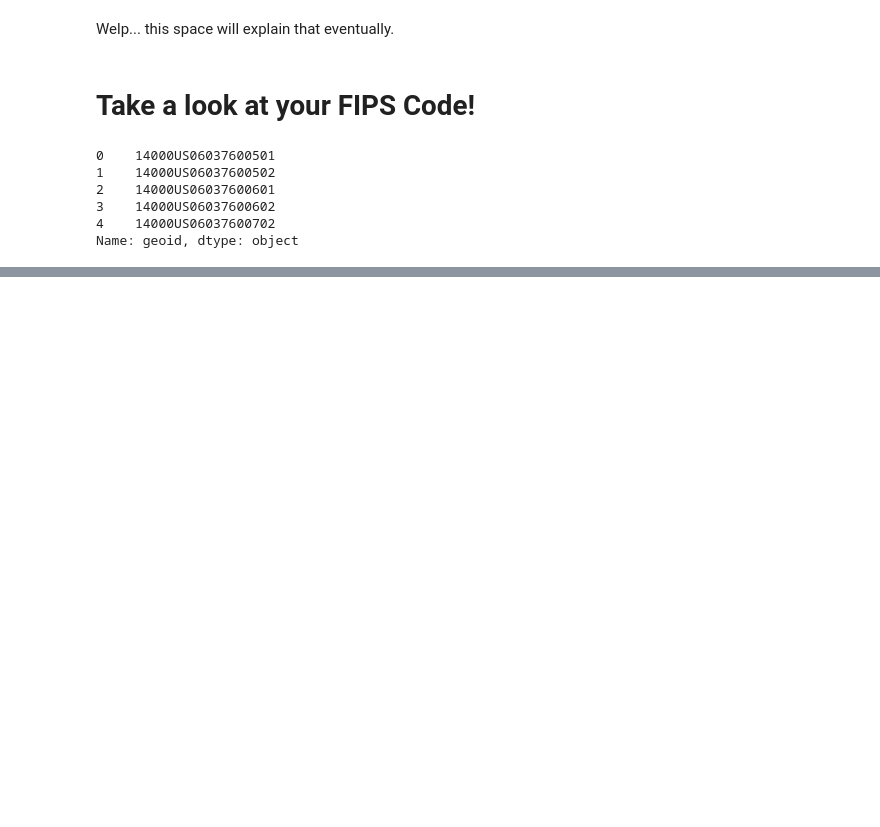
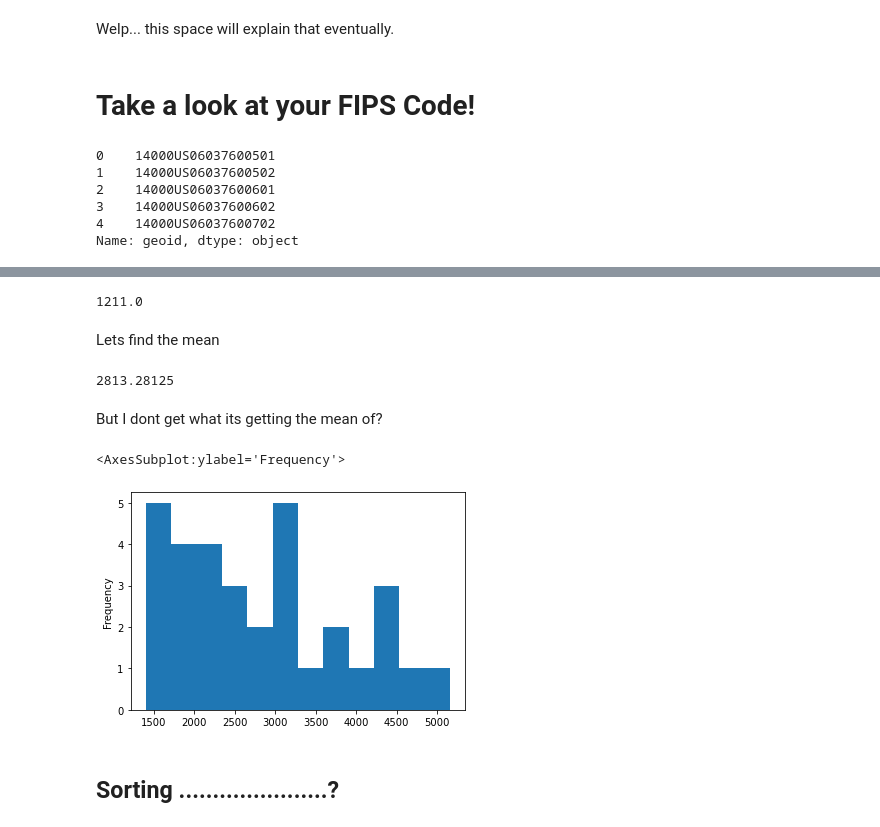
Before and after one commit to cruzluisdaniel/up206a-Luis, a Jupyter notebook: Week 03/Week 3 Homework.ipynb, the cells around one changed output, grey strips where cells are left out. Saved outputs shown, nothing was run; the diff lists cells and outputs as text; code cells hidden in the pictures; blank space fills up the shorter version.

```diff
--- a/Week 03/Week 3 Homework.ipynb
+++ b/Week 03/Week 3 Homework.ipynb
@@ -100,0 +166,15 @@ Name: geoid, dtype: object
+# %%
+# columns to keep
+columns_to_keep = ['geoid',
+ 'name',
+ 'B15003001',
+ 'B15003002',
+ 'B15003017',
+ 'B15003018',
+ 'B15003019',
+ 'B15003021',
+ 'B15003022',
+ 'B15003023',
+ 'B15003024',
+ 'B15003025',
+ 'geometry']
@@ -100,0 +183,2 @@ Name: geoid, dtype: object
+# %%
+gdf = gdf[columns_to_keep]
@@ -100,0 +213,14 @@ Name: geoid, dtype: object
+# %%
+gdf.columns = ['geoid',
+ 'name',
+ 'Total',
+ 'No Schooling Completed',
+ 'High School Diploma',
+ 'GED or Alternative Credential',
+ 'Some College',
+ 'Associates Degree',
+ 'Bachelors Degree',
+ 'Masters Degree',
+ 'Professional School Degree',
+ 'Doctorate Degree',
+ 'geometry']
@@ -100,0 +257,12 @@ Name: geoid, dtype: object
+# %%
+print(random_tract.iloc[0]['No Schooling Completed'] +
+      random_tract.iloc[0]['High School Diploma'] +
+      random_tract.iloc[0]['GED or Alternative Credential'] +
+      random_tract.iloc[0]['Some College'] +
+      random_tract.iloc[0]['Associates Degree'] +
+      random_tract.iloc[0]['Bachelors Degree'] +
+      random_tract.iloc[0]['Masters Degree'] +
+      random_tract.iloc[0]['Professional School Degree'] +
+       random_tract.iloc[0]['Doctorate Degree'])
+# %% [output]
+1211.0
@@ -100,0 +271,15 @@ Name: geoid, dtype: object
+# %% [markdown]
+Lets find the mean
+# %%
+gdf['Total'].mean()
+# %% [output]
+2813.28125
+# %% [markdown]
+But I dont get what its getting the mean of?
+# %%
+gdf['Total'].plot.hist(bins=12)
+# %% [output]
+<AxesSubplot:ylabel='Frequency'>
+[figure, added]
+# %% [markdown]
+## Sorting ......................?
```
Also changed, not shown: parts of 78 cells of this notebook, 2 other files.
